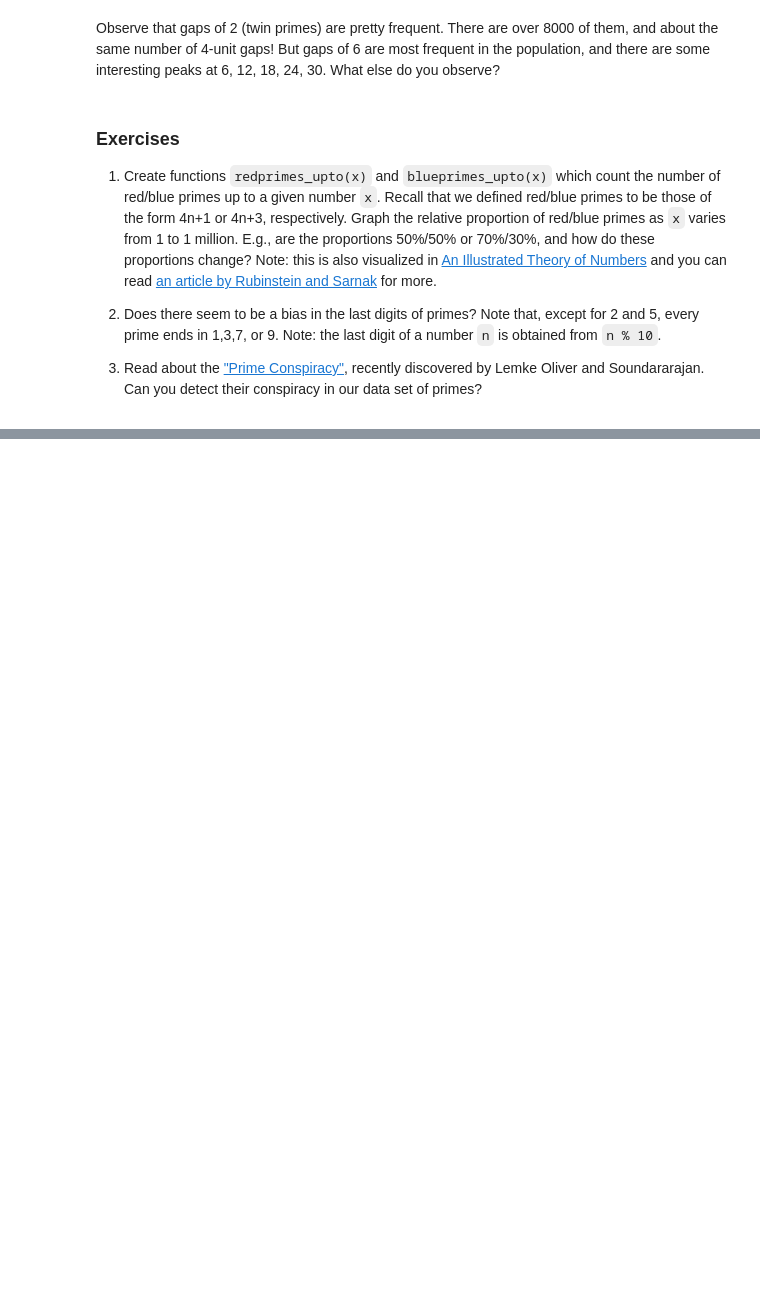
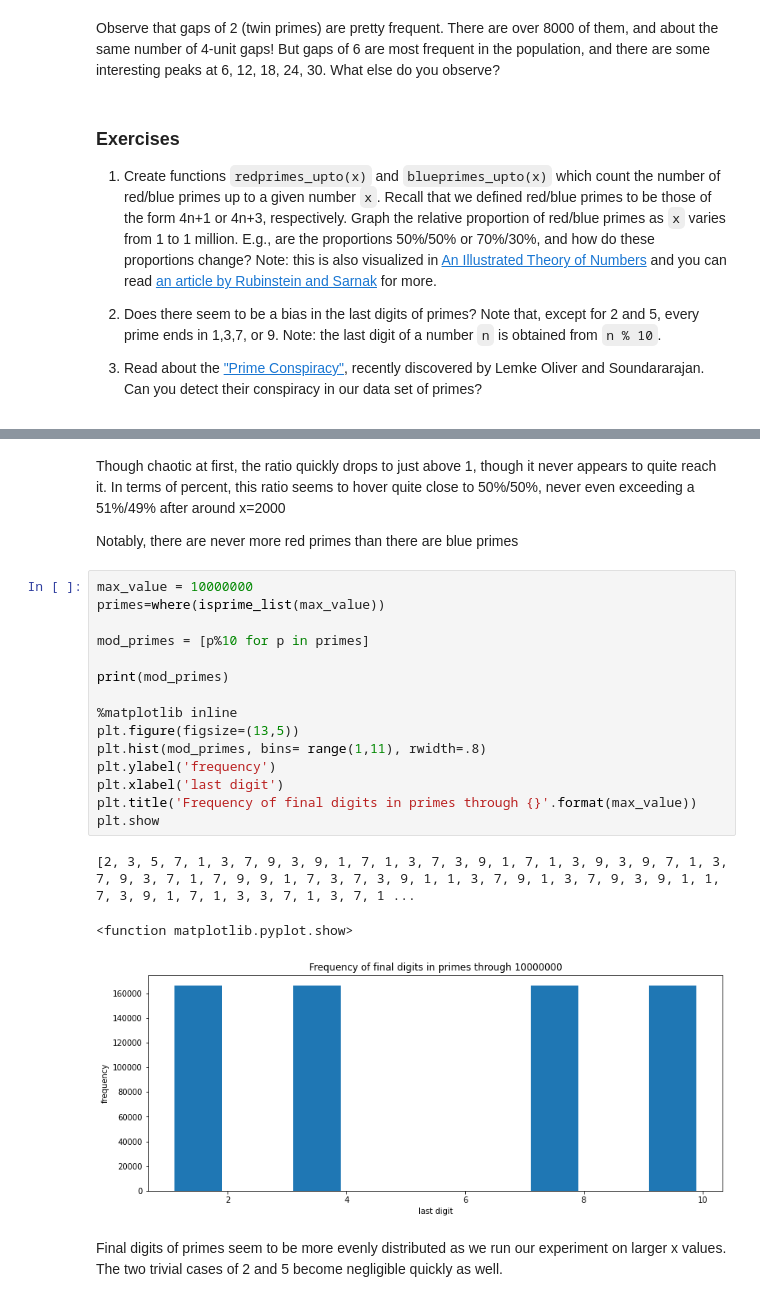
Before and after one commit to denaliwilson/Math-152, a Jupyter notebook: Copy_of_P4M_Notebook_3.ipynb, the cells around one changed output, grey strips where cells are left out. Saved outputs shown, nothing was run; the diff lists cells and outputs as text; blank space fills up the shorter version.

```diff
--- a/Copy_of_P4M_Notebook_3.ipynb
+++ b/Copy_of_P4M_Notebook_3.ipynb
@@ -1063,0 +1155,25 @@ Observe that gaps of 2 (twin primes) are pretty frequent.  There are over 8000 o
+# %% [markdown]
+Though chaotic at first, the ratio quickly drops to just above 1, though it never appears to quite reach it. In terms of percent, this ratio seems to hover quite close to 50%/50%, never even exceeding a 51%/49% after around x=2000
+
+Notably, there are never more red primes than there are blue primes
+# %%
+max_value = 10000000
+primes=where(isprime_list(max_value))
+
+mod_primes = [p%10 for p in primes]
+
+print(mod_primes)
+
+%matplotlib inline
+plt.figure(figsize=(13,5))
+plt.hist(mod_primes, bins= range(1,11), rwidth=.8)
+plt.ylabel('frequency')
+plt.xlabel('last digit')
+plt.title('Frequency of final digits in primes through {}'.format(max_value))
+plt.show
+# %% [output]
+[2, 3, 5, 7, 1, 3, 7, 9, 3, 9, 1, 7, 1, 3, 7, 3, 9, 1, 7, 1, 3, 9, 3, 9, 7, 1, 3, 7, 9, 3, 7, 1, 7, 9, 9, 1, 7, 3, 7, 3, 9, 1, 1, 3, 7, 9, 1, 3, 7, 9, 3, 9, 1, 1, 7, 3, 9, 1, 7, 1, 3, 3, 7, 1, 3, 7, 1 ...
+<function matplotlib.pyplot.show>
+[figure, added]
+# %% [markdown]
+Final digits of primes seem to be more evenly distributed as we run our experiment on larger x values. The two trivial cases of 2 and 5 become negligible quickly as well.
```
Also changed, not shown: parts of 32 cells of this notebook.
